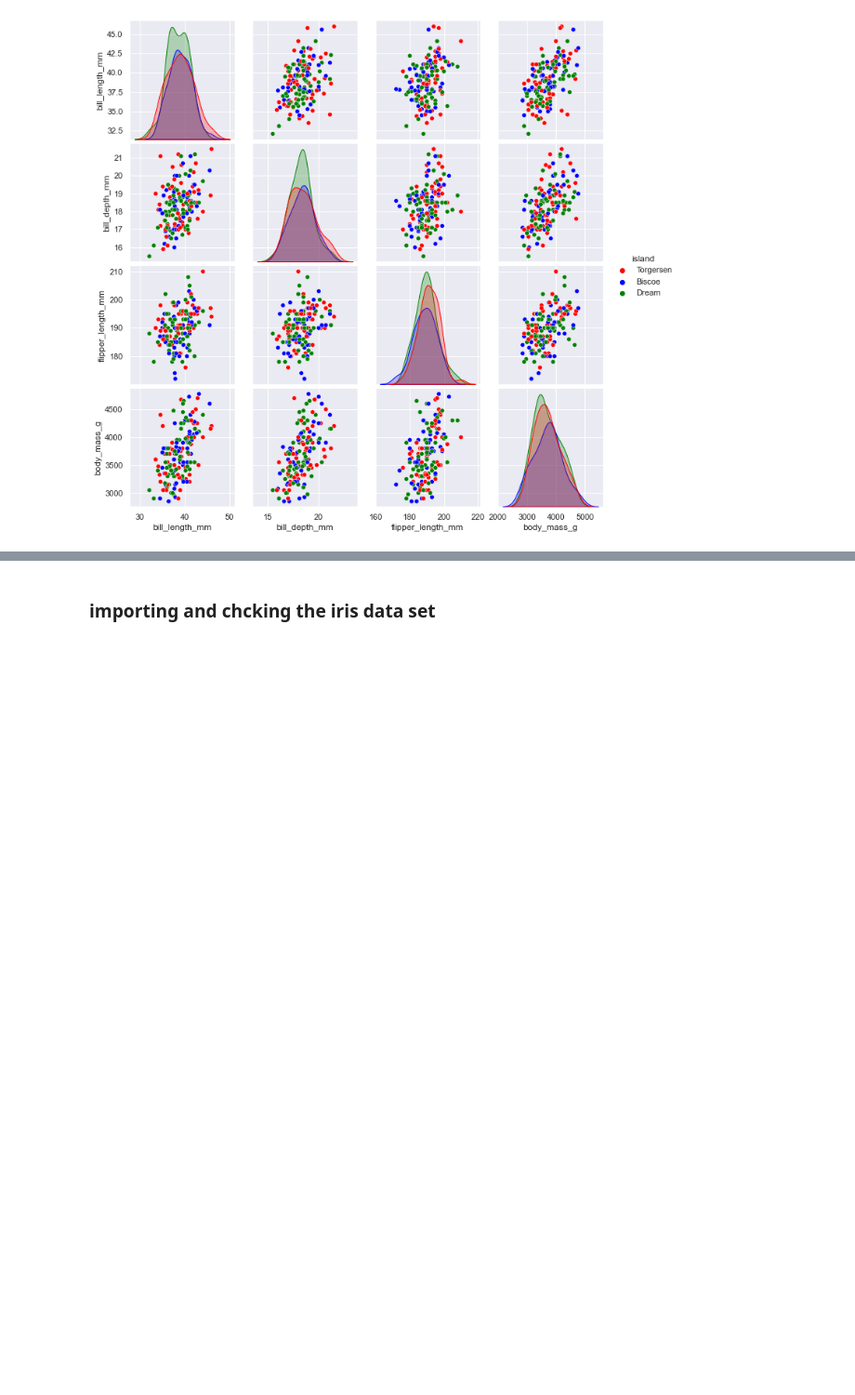
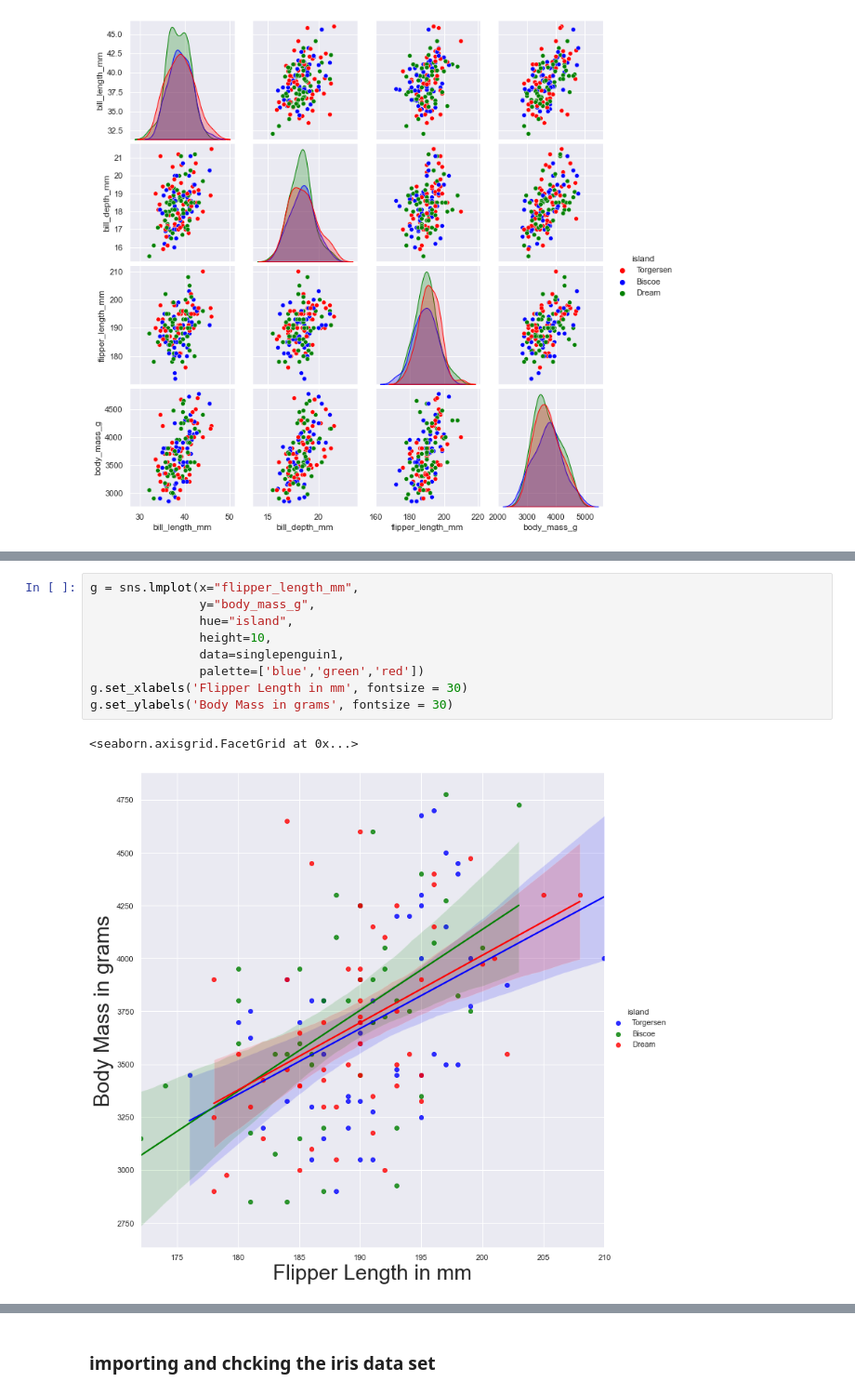
Before and after one commit to Jonathangmit/Machine-learning-and-statistics, a Jupyter notebook: scikit-learn.ipynb, the cells around one changed output, grey strips where cells are left out. Shown at 93% size. Saved outputs shown, nothing was run; the diff lists cells and outputs as text; blank space fills up the shorter version.

Commit message:
further work on penguins data set and knn

```diff
--- a/scikit-learn.ipynb
+++ b/scikit-learn.ipynb
@@ -167,0 +194,12 @@ g = sns.pairplot(hue="island",
+# %%
+g = sns.lmplot(x="flipper_length_mm",
+               y="body_mass_g",
+               hue="island",
+               height=10,
+               data=singlepenguin1,
+               palette=['blue','green','red'])
+g.set_xlabels('Flipper Length in mm', fontsize = 30)
+g.set_ylabels('Body Mass in grams', fontsize = 30)
+# %% [output]
+<seaborn.axisgrid.FacetGrid at 0x...>
+[figure, added]
```
Also changed, not shown: parts of 23 cells of this notebook.
